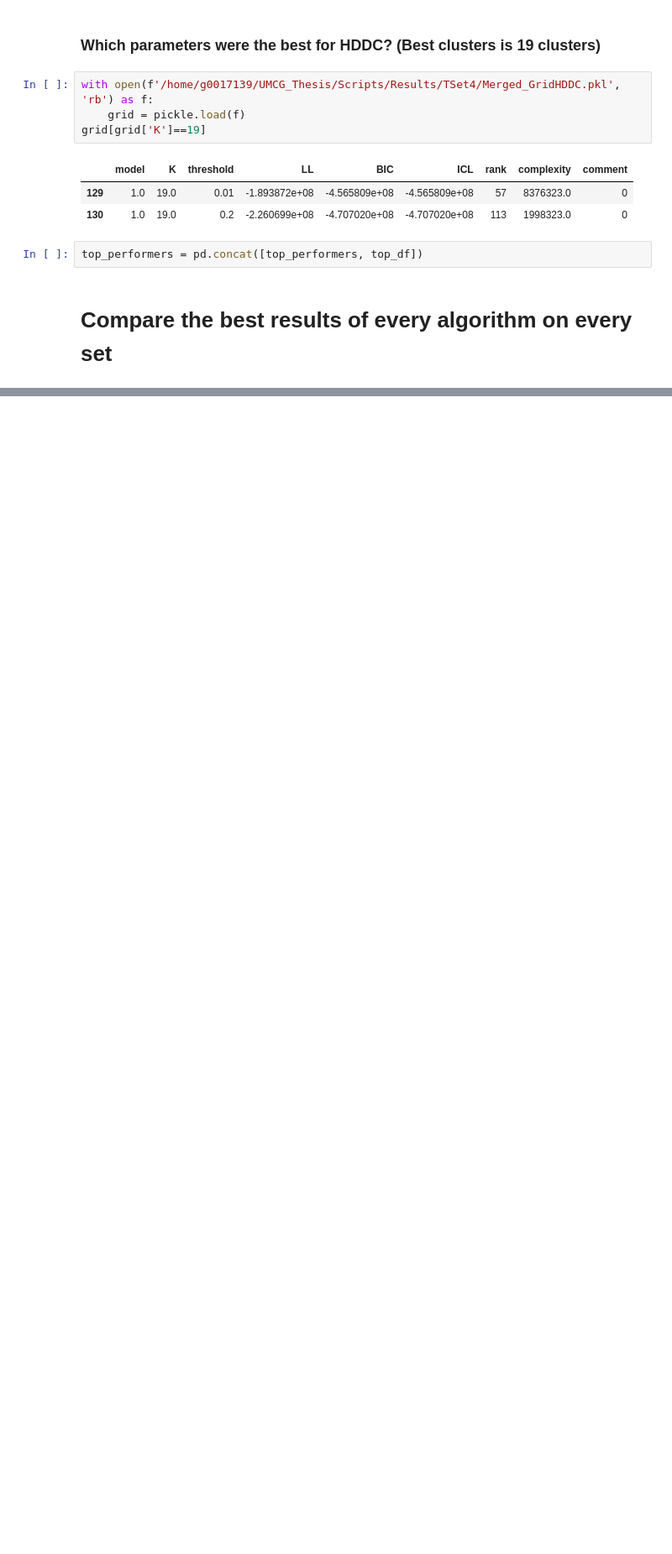
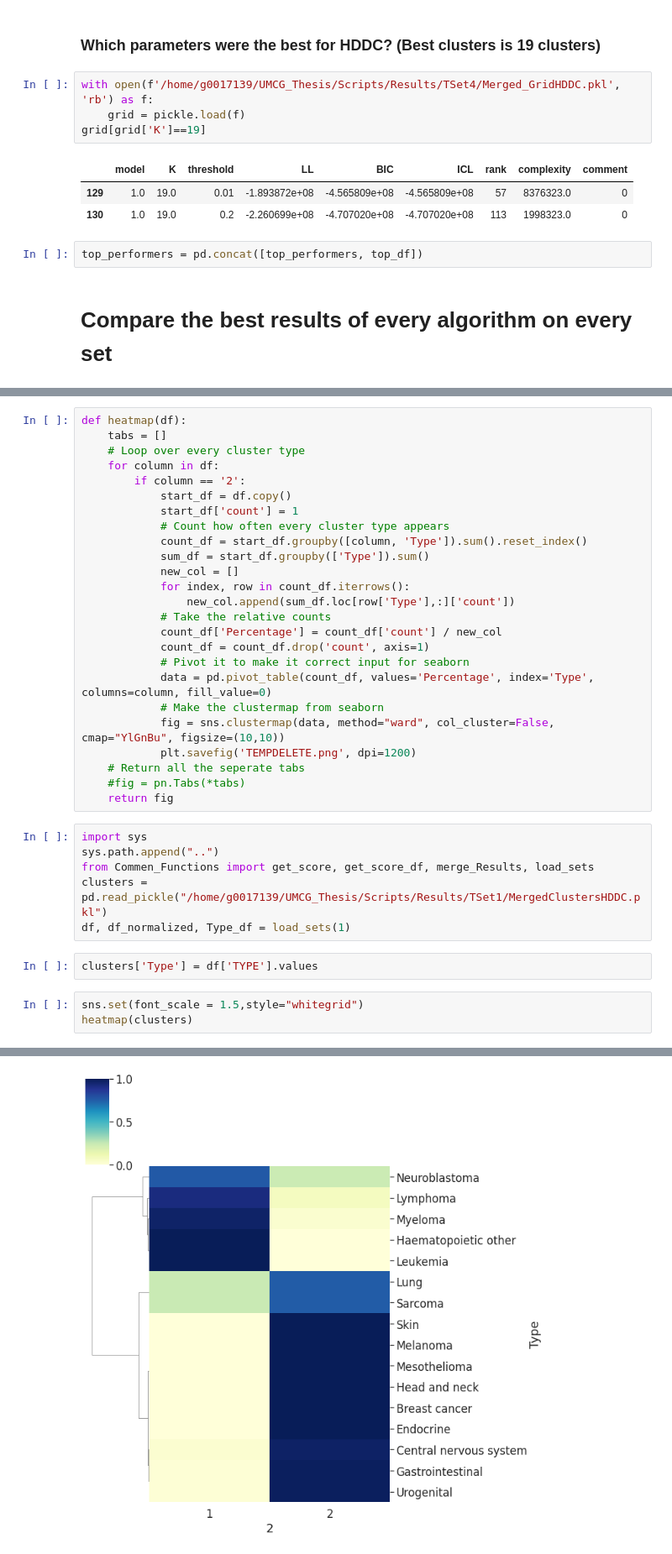
Before and after one commit to MarkF-hanze/UMCG_Thesis, a Jupyter notebook: Scripts/Jupyter_Notebooks/Gridsearch_Results.ipynb, the cells around one changed output, grey strips where cells are left out. Shown at 84% size. Drawn from its saved outputs; the diff is of its cells as text; blank space fills up the shorter version.

```diff
--- a/Scripts/Jupyter_Notebooks/Gridsearch_Results.ipynb
+++ b/Scripts/Jupyter_Notebooks/Gridsearch_Results.ipynb
@@ -343,0 +355,37 @@ plt.show()
+# %%
+def heatmap(df):
+    tabs = []
+    # Loop over every cluster type
+    for column in df:
+        if column == '2':
+            start_df = df.copy()
+            start_df['count'] = 1
+            # Count how often every cluster type appears
+            count_df = start_df.groupby([column, 'Type']).sum().reset_index()
+            sum_df = start_df.groupby(['Type']).sum()
+            new_col = []
+            for index, row in count_df.iterrows():
+                new_col.append(sum_df.loc[row['Type'],:]['count'])
+            # Take the relative counts
+            count_df['Percentage'] = count_df['count'] / new_col
+            count_df = count_df.drop('count', axis=1)
+            # Pivot it to make it correct input for seaborn
+            data = pd.pivot_table(count_df, values='Percentage', index='Type', columns=column, fill_value=0)
+            # Make the clustermap from seaborn
+            fig = sns.clustermap(data, method="ward", col_cluster=False,  cmap="YlGnBu", figsize=(10,10))
+            plt.savefig('TEMPDELETE.png', dpi=1200)
+    # Return all the seperate tabs
+    #fig = pn.Tabs(*tabs)
+    return fig
+# %%
+import sys
+sys.path.append("..")
+from Commen_Functions import get_score, get_score_df, merge_Results, load_sets
+clusters = pd.read_pickle("/home/g0017139/UMCG_Thesis/Scripts/Results/TSet1/MergedClustersHDDC.pkl")
+df, df_normalized, Type_df = load_sets(1)
+# %%
+clusters['Type'] = df['TYPE'].values
+# %%
+sns.set(font_scale = 1.5,style="whitegrid")
+heatmap(clusters)
+# %% [output]
@@ -343,0 +393 @@ plt.show()
+[figure, added]
```
Also changed, not shown: parts of 4 cells of this notebook, 14 other files.
